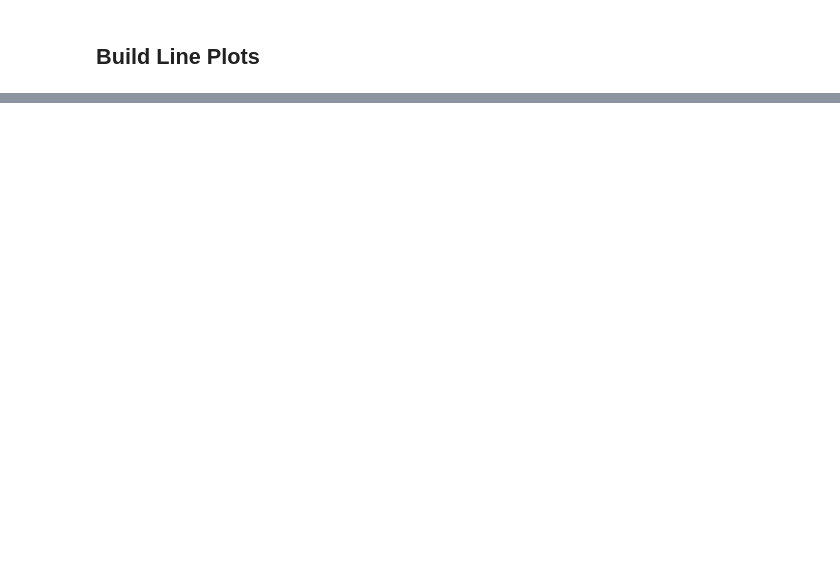
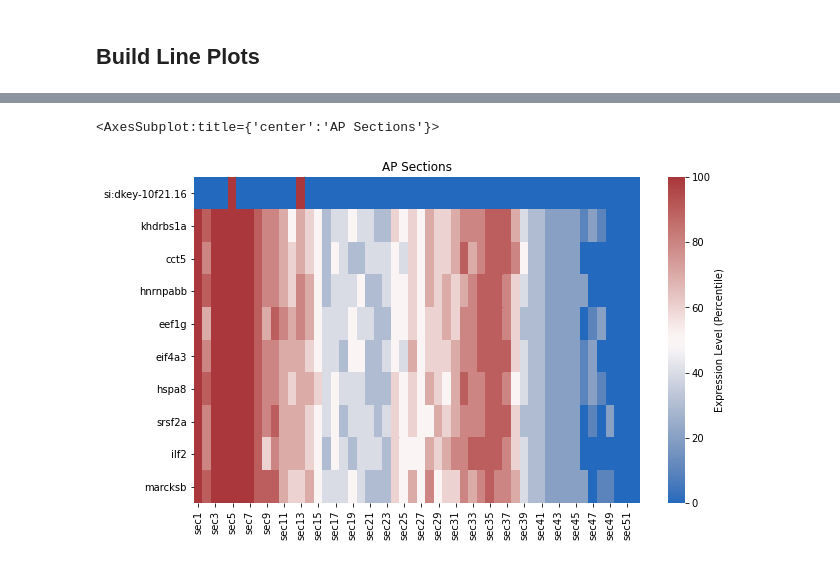
Before and after one commit to I-Milligan/Synexpression-Groups-Identification, a Jupyter notebook: PearsonDistanceCalc.ipynb, the cells around one changed output, grey strips where cells are left out. Saved outputs shown, nothing was run; the diff lists cells and outputs as text; code cells hidden in the pictures; blank space fills up the shorter version.

```diff
--- a/PearsonDistanceCalc.ipynb
+++ b/PearsonDistanceCalc.ipynb
@@ -283,0 +330,77 @@ plt.show()
+# %%
+#Label Gene Section 1-10 based on Quintile value
+def LabelFunc2(xvalue,icolumn):
+    if(xvalue<=quant.iloc[0][icolumn]): retvalue = "0"
+    elif(xvalue<=quant.iloc[1][icolumn]): retvalue = "10"
+    elif(xvalue<=quant.iloc[2][icolumn]): retvalue = "20"
+    elif(xvalue<=quant.iloc[3][icolumn]): retvalue = "30"
+    elif(xvalue<=quant.iloc[4][icolumn]): retvalue = "40"
+    elif(xvalue<=quant.iloc[5][icolumn]): retvalue = "50"
+    elif(xvalue<=quant.iloc[6][icolumn]): retvalue = "60"
+    elif(xvalue<=quant.iloc[7][icolumn]): retvalue = "70"
+    elif(xvalue<=quant.iloc[8][icolumn]): retvalue = "80"
+    elif(xvalue<=quant.iloc[9][icolumn]): retvalue = "90"
+    else: retvalue = "100"
+    return retvalue
+# %%
+# Generate New DataFrame from list of genes
+labelsArray = pd.DataFrame()
+plotlist = temp.index.to_list()
+geneList1 = plotlist[:10]
+#geneList1 = ['tgfb2','ptbp3','syngr2a','hoxc4a','NDUFA3','ost4','gltpa','slc1a7a','DHRS2','xrcc6bp1']
+
+# Create new DataFrame to hold values
+genePD1 = pd.DataFrame(columns=APdata.columns)
+lineDF = pd.DataFrame(columns=APdata.columns)
+firstline = True
+
+# Need to build dataframe from AP for heatmaps
+i = 0
+while i < 10:
+    geneIDList = geneList1[i]
+    lineDF = lineDF.append(APdata.loc[geneIDList],ignore_index=False)
+    i = i+1
+
+lineDF = lineDF.fillna(0)
+# Transpose ne DataFrame
+lineDFT = lineDF.T
+# Remove Duplicate Columns
+lineDFT = lineDFT.loc[:,~lineDFT.columns.duplicated()]
+
+genePD1 = lineDFT.T
+
+# Next Convert to Quintels to normalize the data
+genePD1T = genePD1.T
+quant1 = genePD1T
+
+quant = genePD1T.quantile([.0,.1, .2, .3, .4, .5, .6, .7, .8, .9, 1.0])
+
+# Logic loop through new dataframe and label values by percents
+Cols = len(quant1.columns)
+Rows = len(quant1)
+p=0
+q=0
+
+while q < Cols:
+    p=0
+    while p < Rows:
+        z = genePD1T.iloc[p][q]
+        ret1 =LabelFunc2(z,q)
+        # Instead of print write to excel cell
+        quant1.iloc[p][q] = ret1
+        p=p+1
+    q=q+1
+
+quant1T = quant1.T
+
+# Now Generate Heatmap
+# Generate Clustermap but focused on top 20% of releations
+plt.figure(figsize=(10, 6))
+
+ax = plt.axes()
+ax.set_title('AP Sections')
+p1 = sns.heatmap(quant1T, cbar_kws={'label': 'Expression Level (Percentile)'},cmap="vlag")
+display(p1)
+# %% [output]
+<AxesSubplot:title={'center':'AP Sections'}>
+[figure, added]
```
Also changed, not shown: parts of 20 cells of this notebook.
